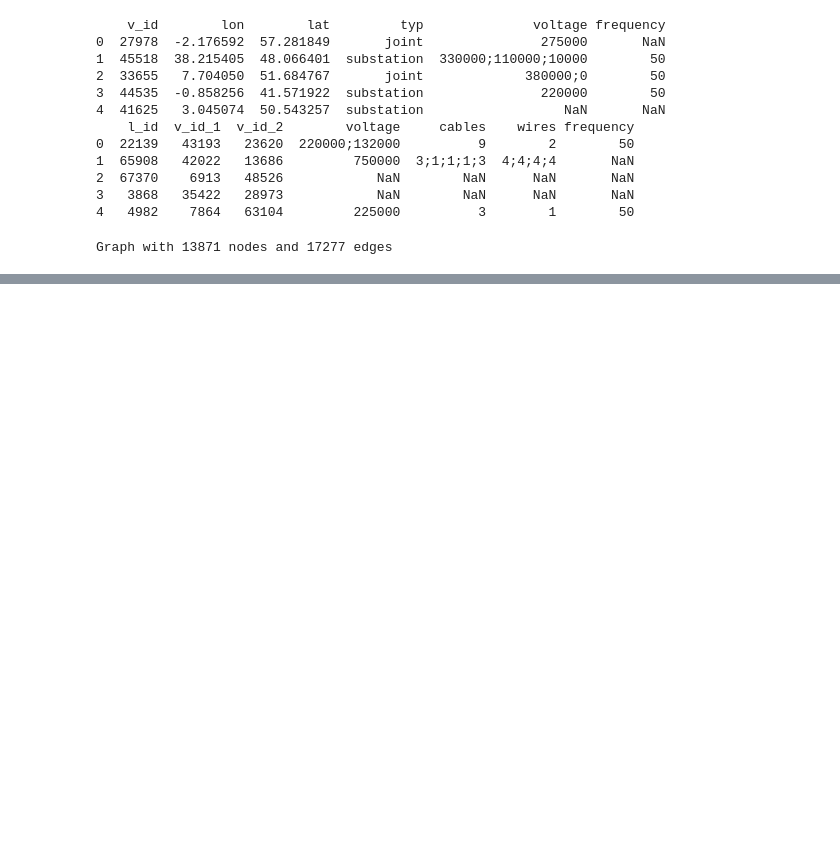
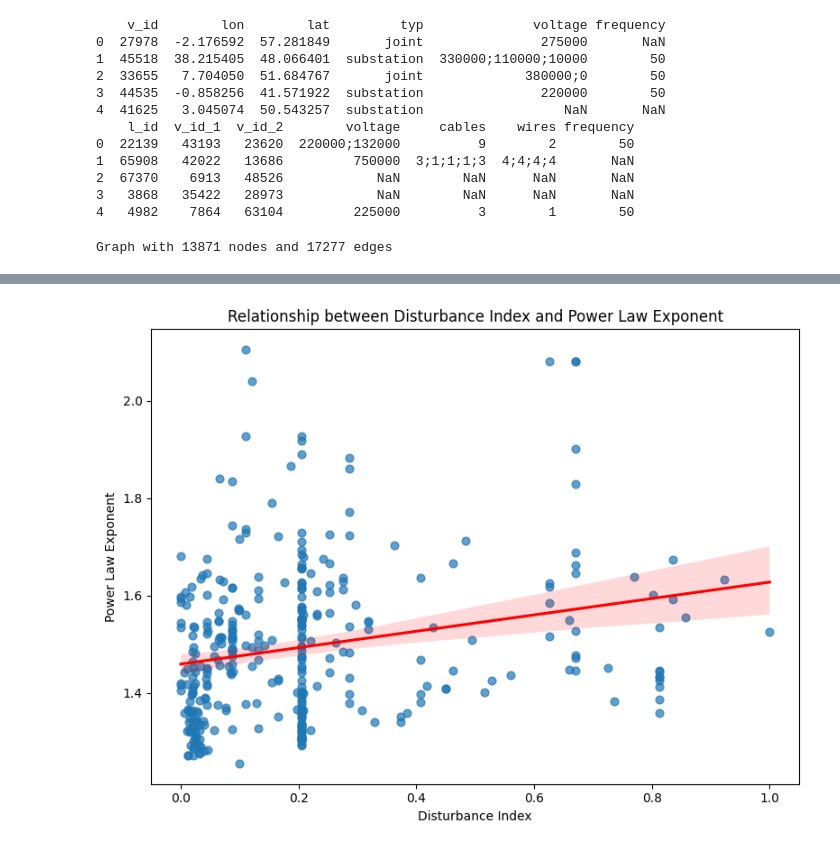
Before and after one commit to xxEthene/ST5225, a Jupyter notebook: lecture3.ipynb, the cells around one changed output, grey strips where cells are left out. Drawn from its saved outputs; the diff is of its cells as text; code cells hidden in the pictures; blank space fills up the shorter version.

```diff
--- a/lecture3.ipynb
+++ b/lecture3.ipynb
@@ -574,3 +645,8 @@ for n, data in G.nodes(data=True):
 
 # Save map
 m.save("power_grid_map_eigenvector.html")
+# %%
+import pandas as pd
+
+df = pd.read_csv("D:\\Academic\\Master\\ST5225\\food_webs_data.csv")
+df.head()
@@ -576,0 +660,16 @@ m.save("power_grid_map_eigenvector.html")
+# %%
+import numpy as np
+import powerlaw
+
+def estimate_powerlaw_alpha(degree_str):
+
+    # Step 1: Convert string to list of integers
+    degrees = [int(x) for x in degree_str.strip().split()]
+
+    # Step 2: Remove zeros
+    degrees = [d for d in degrees if d > 0]
+
+    # Step 3: Estimate alpha using powerlaw, xmin fixed to 1
+    fit = powerlaw.Fit(degrees, xmin=1, discrete=True)
+    alpha = fit.power_law.alpha
+    return alpha
@@ -576,0 +680,6 @@ m.save("power_grid_map_eigenvector.html")
+# %%
+# Apply the function to the 'degree_sequence' column and store results
+df['power_law_exponent'] = df['degree_sequence'].apply(estimate_powerlaw_alpha)
+
+# Display the DataFrame with the new column
+df.head()
@@ -576,0 +693,19 @@ m.save("power_grid_map_eigenvector.html")
+# %%
+import seaborn as sns
+import matplotlib.pyplot as plt
+
+plt.figure(figsize=(8, 6))
+sns.regplot(
+    data=df,
+    x='disturbance_index',
+    y='power_law_exponent',
+    scatter_kws={'s': 40, 'alpha': 0.7},
+    line_kws={'color': 'red'}
+)
+plt.title('Relationship between Disturbance Index and Power Law Exponent')
+plt.xlabel('Disturbance Index')
+plt.ylabel('Power Law Exponent')
+plt.tight_layout()
+plt.show()
+# %% [output]
+[figure, added]
```
Also changed, not shown: parts of 28 cells of this notebook, 5 other files.
